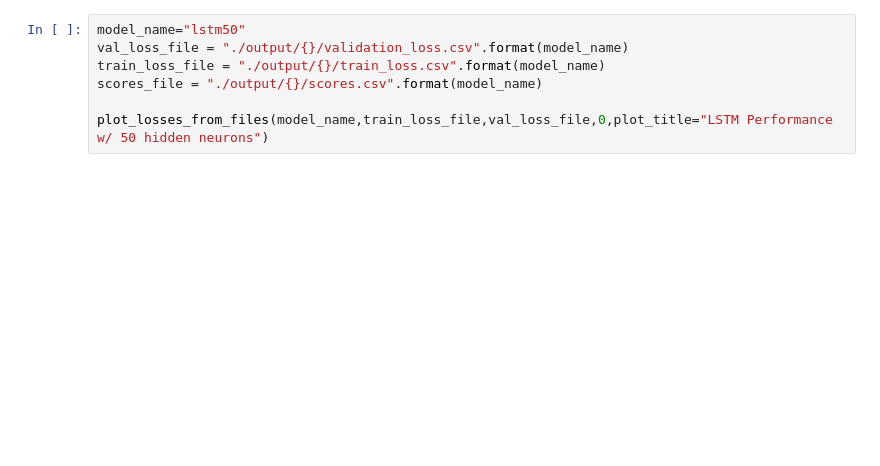
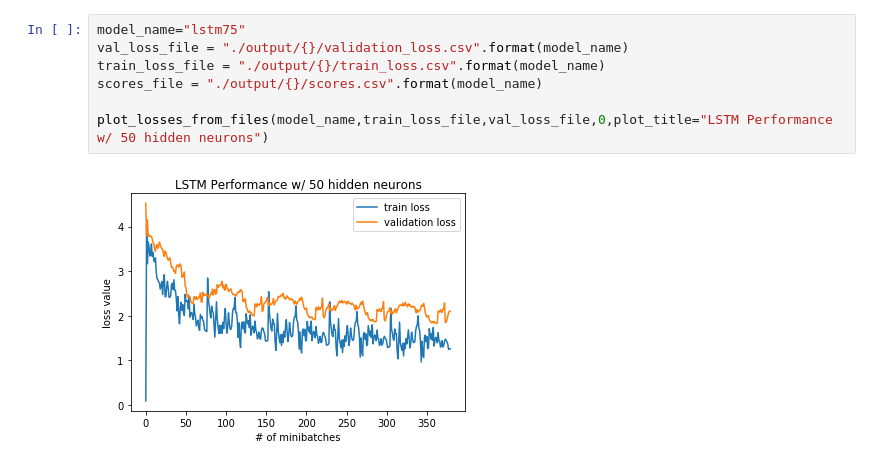
Before and after one commit to aunnnn/MLTrainer, a Jupyter notebook: renu/evaluate.ipynb, the cells around one changed output. Drawn from its saved outputs; the diff is of its cells as text; blank space fills up the shorter version.

```diff
--- a/renu/evaluate.ipynb
+++ b/renu/evaluate.ipynb
@@ -53,7 +51,9 @@ def plot_lossed_from_df(model_name,V,T,start):
 # %%
-model_name="lstm50"
+model_name="lstm75"
 val_loss_file = "./output/{}/validation_loss.csv".format(model_name)
 train_loss_file = "./output/{}/train_loss.csv".format(model_name)
 scores_file = "./output/{}/scores.csv".format(model_name)
 
 plot_losses_from_files(model_name,train_loss_file,val_loss_file,0,plot_title="LSTM Performance w/ 50 hidden neurons")
+# %% [output]
+[figure, added]
```
Also changed, not shown: parts of 1 cell of this notebook, 7 other files.
